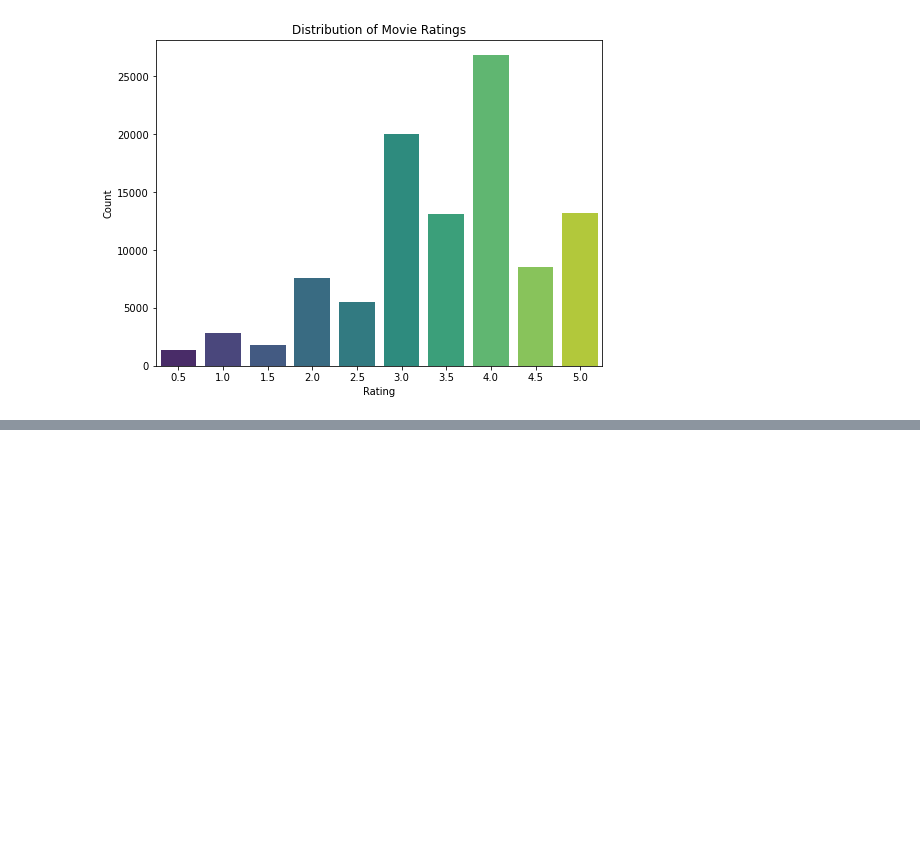
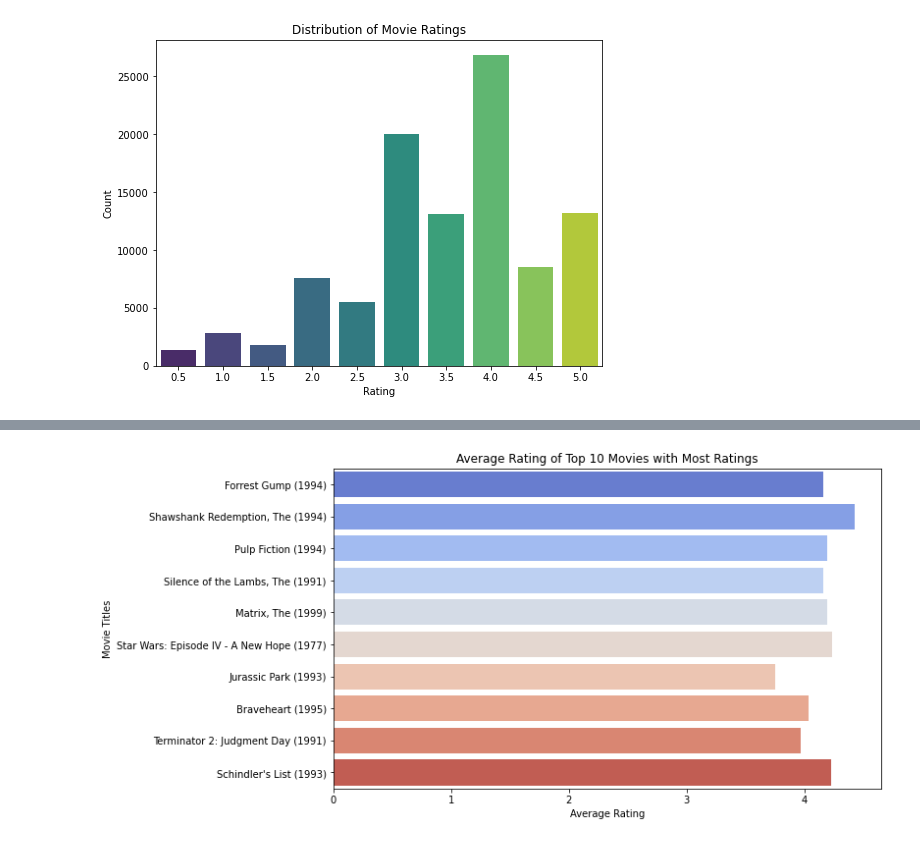
Before and after one commit to FaithMUTIS/Phase-4-group-2-project, a Jupyter notebook: Faith.ipynb, the cells around one changed output, grey strips where cells are left out. Saved outputs shown, nothing was run; the diff lists cells and outputs as text; code cells hidden in the pictures; blank space fills up the shorter version.

```diff
--- a/Faith.ipynb
+++ b/Faith.ipynb
@@ -124,0 +171,5 @@ plt.show()
+# %%
+# Explore rating statistics per movie
+movie_ratings = df.groupby('title')['rating'].agg(['mean', 'count']).sort_values(by='count', ascending=False)
+print("\nRating Statistics per Movie:")
+print(movie_ratings.head(10))
@@ -124,0 +190,11 @@ plt.show()
+# %%
+# Visualizing the average rating of top 10 movies with most ratings
+top_10_movies = movie_ratings.head(10)
+plt.figure(figsize=(10, 6))
+sns.barplot(x=top_10_movies['mean'], y=top_10_movies.index, palette='coolwarm')
+plt.title('Average Rating of Top 10 Movies with Most Ratings')
+plt.xlabel('Average Rating')
+plt.ylabel('Movie Titles')
+plt.show()
+# %% [output]
+[figure, added]
```
Also changed, not shown: parts of 9 cells of this notebook.
